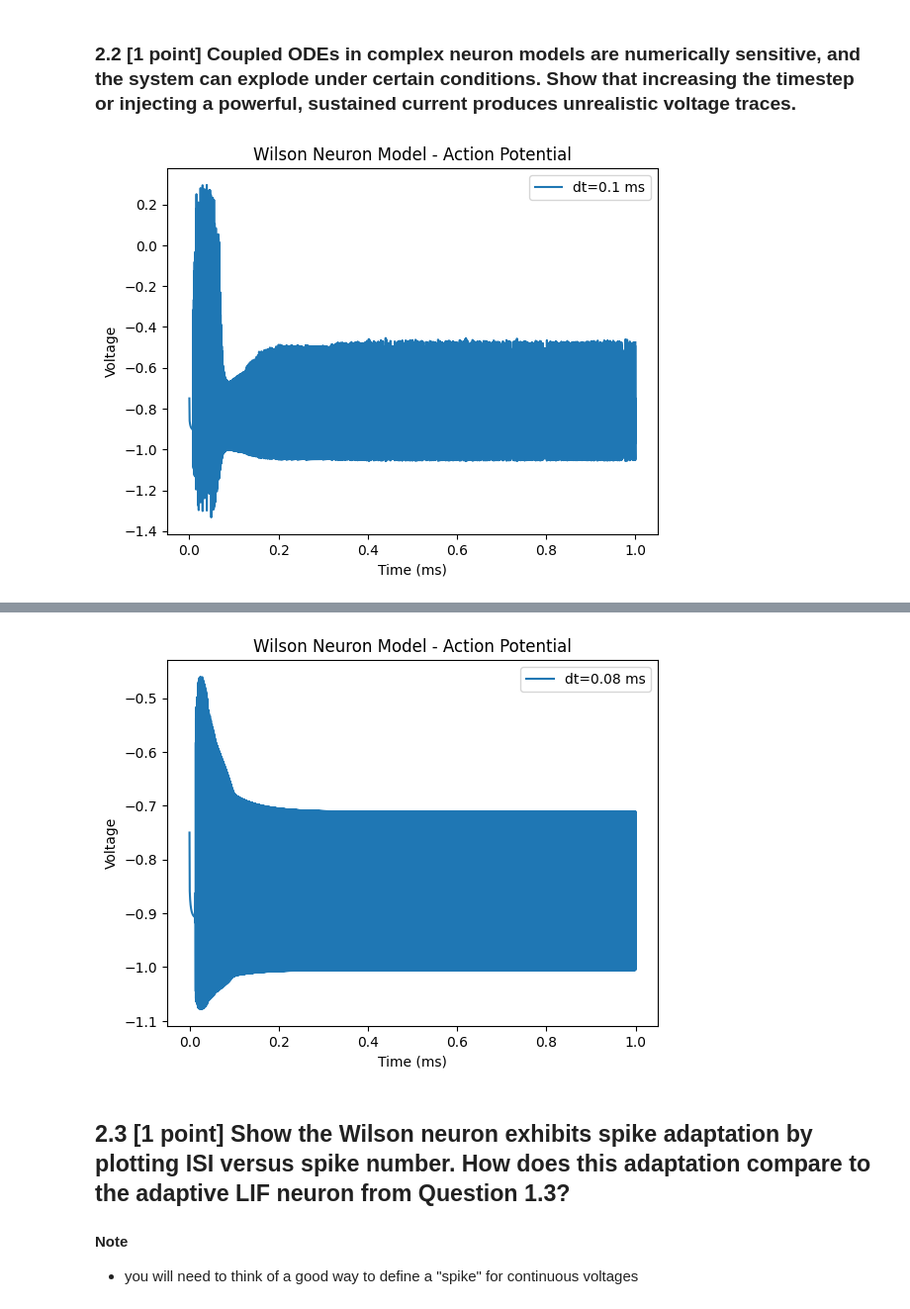
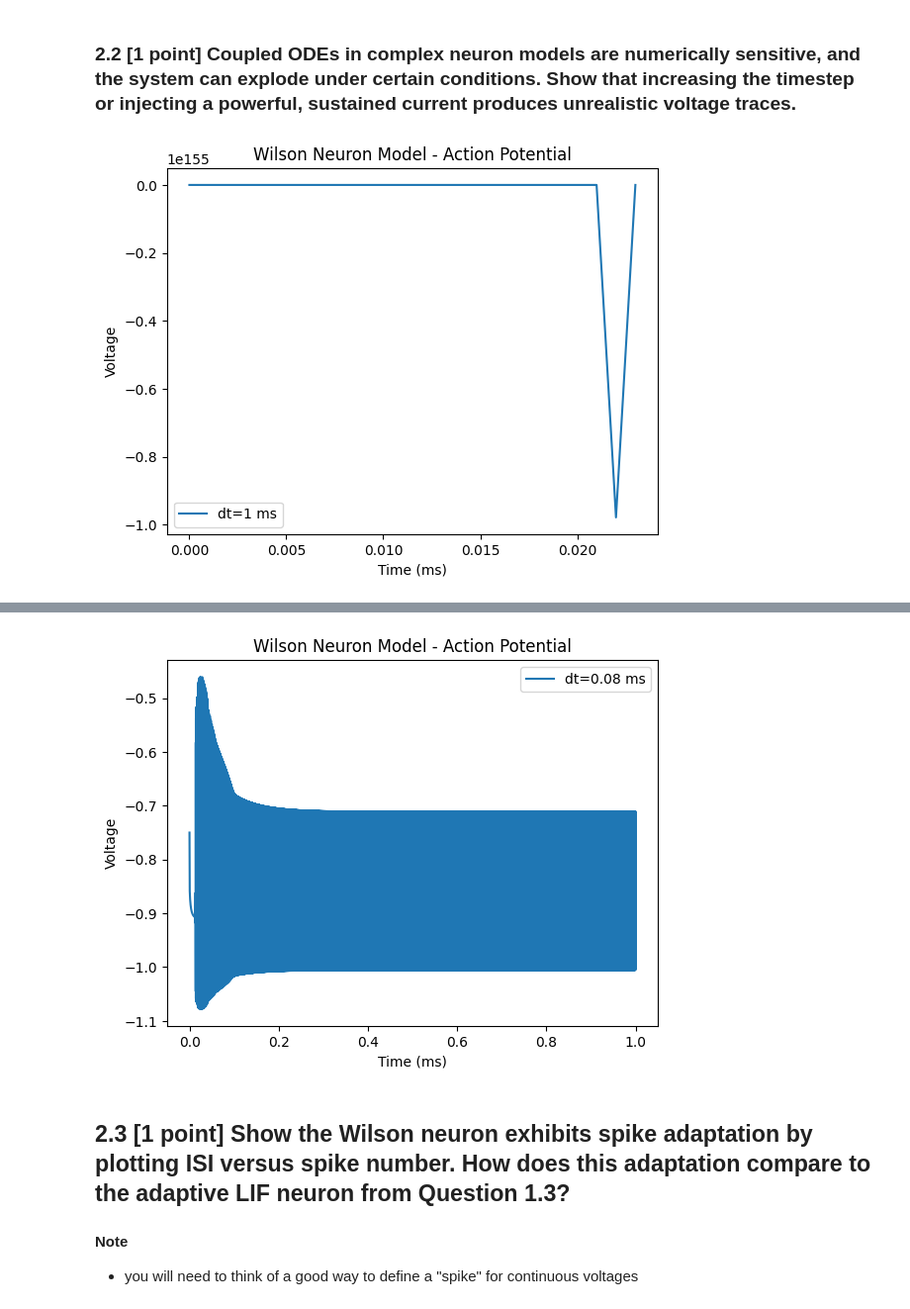
Before and after one commit to mr-nudo/neuronModels1, a Jupyter notebook: syde552_file_(1).ipynb, the cells around one changed output, grey strips where cells are left out. Shown: that part at 99% size. Saved outputs shown, nothing was run; the diff lists cells and outputs as text; code cells hidden in the pictures.

Commit message:
Updated values and comments

```diff
--- a/syde552_file_(1).ipynb
+++ b/syde552_file_(1).ipynb
@@ -547,32 +539,32 @@ def run_simulation(dt, I_ext_values):
     # State monitor
     monitor_v = StateMonitor(neuron, 'v', record=True)
 
     # Run the simulation
     run(500*ms)
 
     # Assign values from TimedArray to the added attribute
     neuron.I_ext = I_ext_values(neuron.t)
 
     # Run the simulation again
     run(500*ms)
 
     # Plot voltage vs. time
     plt.plot(monitor_v.t, monitor_v.v[0], label=f'dt={dt} ms')
     plt.xlabel('Time (ms)')
     plt.ylabel('Voltage')
     plt.title('Wilson Neuron Model - Action Potential')
     plt.legend()
     plt.show()
 
 # Time array for the external current
 times = np.arange(0, 1000, defaultclock.dt / ms) * ms
 I_ext_values = TimedArray(3 * (times < 0.1*ms), dt=defaultclock.dt)
 
 # Run simulations with different timesteps
-run_simulation(0.1, I_ext_values)
+run_simulation(1, I_ext_values)
 
 # Run simulation with a powerful sustained current
 I_ext_values_sustained = TimedArray(10*(times < 100*ms), dt=defaultclock.dt)
 run_simulation(0.08, I_ext_values_sustained)
 # %% [output]
-[figure, old version]
+[figure, new version]
```
Also changed, not shown: parts of 11 cells of this notebook.
